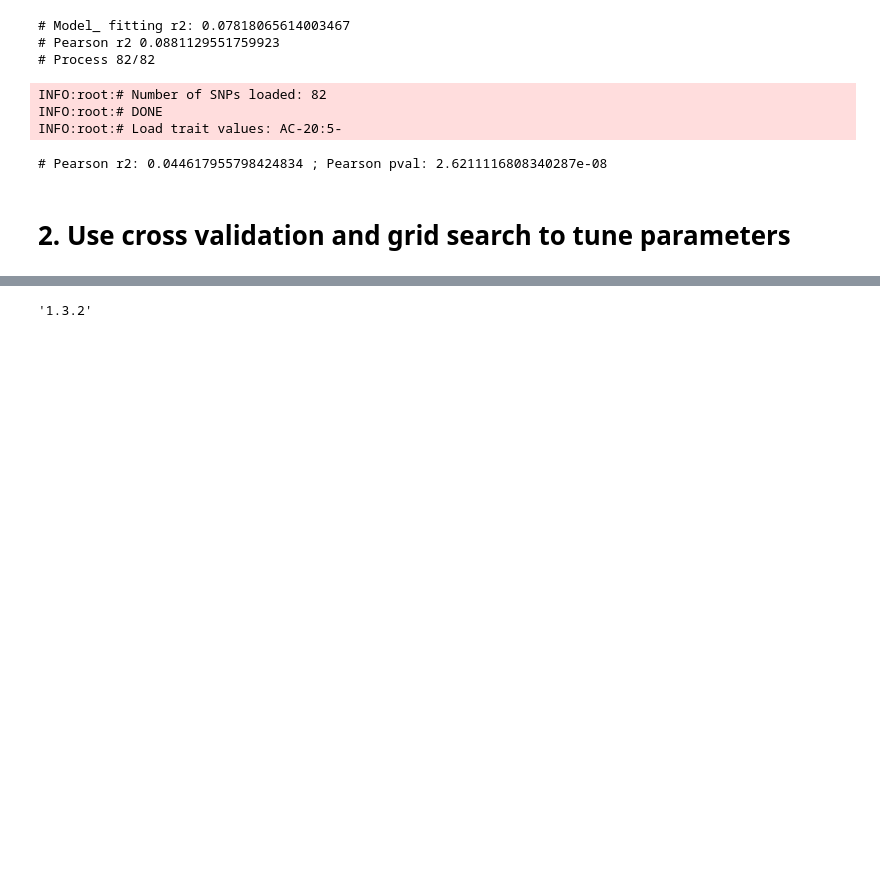
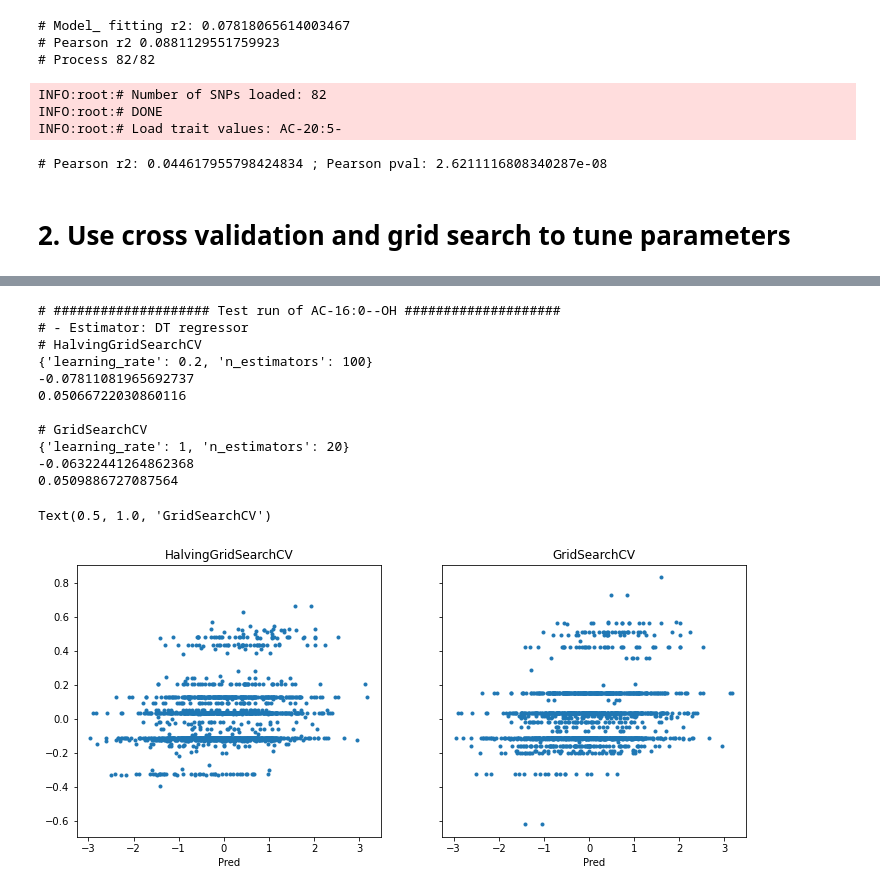
Before and after one commit to belowlab/-CCHC_lipidomics, a Jupyter notebook: 20231211_rerun/code/ML_07_boosting_models_test_run.ipynb, the cells around one changed output, grey strips where cells are left out. Cells and saved outputs as stored; diff of their text form; code cells hidden in the pictures; blank space fills up the shorter version.

Commit message:
test adaboost (with different base estimator) and gradient boost

```diff
--- a/20231211_rerun/code/ML_07_boosting_models_test_run.ipynb
+++ b/20231211_rerun/code/ML_07_boosting_models_test_run.ipynb
@@ -581,4 +584,21 @@ fn_trait_name_matching = f'/data100t1/home/wanying/CCHC/lipidomics/20231211_reru
 df_lipid_trait, dict_lipid_name_matching = load_trait_values.load_trait_values(trait_dir,
                                                                                trait_fn,
                                                                                fn_trait_name_matching)
+
+print('\n#', '#' * 30, 'Reorder samples', '#' * 30)
+print('# - Reorder samples, remove sample with missing value')
+# Reorder dosage and trait dataframes
+# Take the shorter one between dosage and lipid measure to avoid missing values
+if len(df_dosage) < len(df_lipid_trait):
+    df_lipid_trait = df_lipid_trait.set_index(keys='genotype_ID').reindex(df_dosage['genotype_ID']).reset_index()
+else:
+    df_dosage = df_dosage.set_index(keys='genotype_ID').reindex(df_lipid_trait['genotype_ID']).reset_index()
+print('# - Shape of lipid trait, dosage:', df_lipid_trait.shape, df_dosage.shape)
+display(df_lipid_trait.head(2))
+display(df_dosage.head(2))
+
+# Create X, y for model training
+X = df_dosage.iloc[:, 1:].values
+y = df_lipid_trait[dict_lipid_name_matching[lipid]]
+print('# - Shape of X, y:', X.shape, y.shape)
 # %% [output]
@@ -637,6 +631,45 @@ dict_lipid_name_matching
-# %%
-regr = ''
-param_grid = {}
-search = HalvingGridSearchCV(estimator=regr, param_grid=param_grid, cv=10)
-# %% [output]
-'1.3.2'
+# %%
+print('\n#', '#' * 20, f'Test run of {lipid}', '#' * 20)
+print('# - Estimator: DT regressor')
+regr = AdaBoostRegressor(random_state=0)
+
+param_grid = {'n_estimators':[20, 50, 100, 200],
+              'learning_rate':[0.1, 0.2, 0.3, 0.4, 0.5, 0.6, 0.7, 0.8, 0.9, 1]}
+
+fig, ax = plt.subplots(ncols=2, figsize=(12, 4), sharey=True)
+
+print('# HalvingGridSearchCV')
+search = HalvingGridSearchCV(estimator=regr, param_grid=param_grid, cv=10, n_jobs=8, random_state=1).fit(X, y)
+print(search.best_params_)
+print(search.best_score_)
+df_halving = pd.DataFrame(search.cv_results_)
+print(search.score(X, y))
+ax[0].plot(y.values, search.predict(X), ls='', marker='.')
+ax[0].set_xlabel('True')
+ax[0].set_xlabel('Pred')
+ax[0].set_title('HalvingGridSearchCV')
+
+print('\n# GridSearchCV')
+search = GridSearchCV(estimator=regr, param_grid=param_grid, cv=10, n_jobs=8).fit(X, y)
+print(search.best_params_)
+print(search.best_score_)
+df_gridsearch = pd.DataFrame(search.cv_results_)
+print(search.score(X, y))
+ax[1].plot(y.values, search.predict(X), ls='', marker='.')
+ax[1].set_xlabel('True')
+ax[1].set_xlabel('Pred')
+ax[1].set_title('GridSearchCV')
+# %% [output]
+# #################### Test run of AC-16:0--OH ####################
+# - Estimator: DT regressor
+# HalvingGridSearchCV
+{'learning_rate': 0.2, 'n_estimators': 100}
+-0.07811081965692737
+0.05066722030860116
+
+# GridSearchCV
+{'learning_rate': 1, 'n_estimators': 20}
+-0.06322441264862368
+0.0509886727087564
+Text(0.5, 1.0, 'GridSearchCV')
+[figure, added]
```
Also changed, not shown: parts of 12 cells of this notebook.
